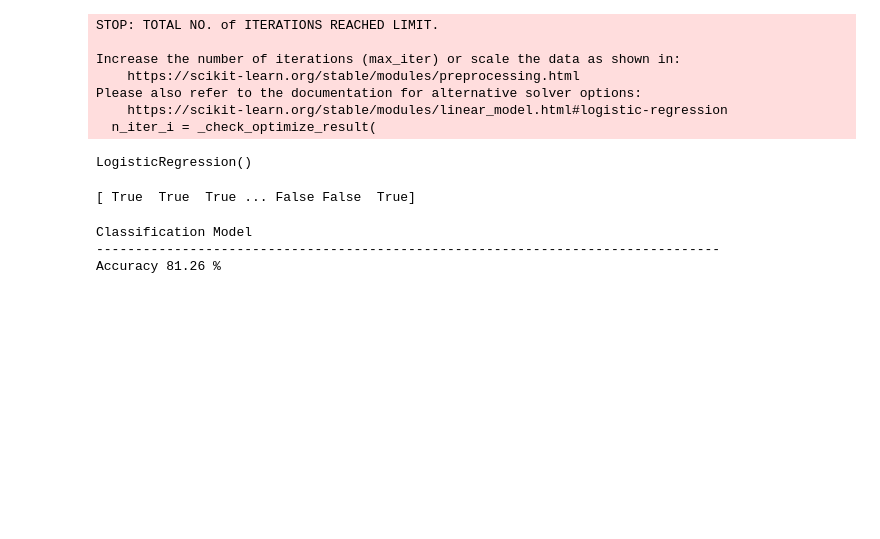
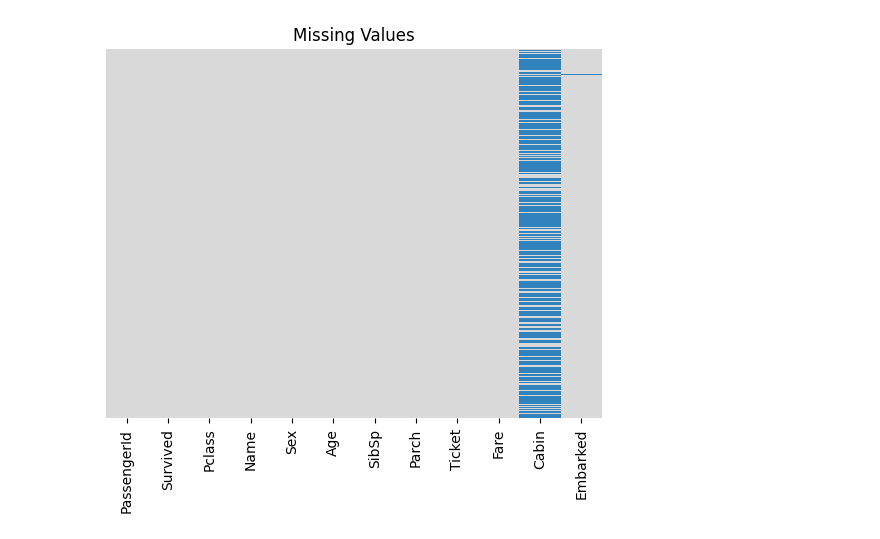
Before and after one commit to zuhaibai123/Logistic-regression, a Jupyter notebook: Welcome_To_Colab.ipynb, the cells around one changed output. Saved outputs shown, nothing was run; the diff lists cells and outputs as text; code cells hidden in the pictures; blank space fills up the shorter version.

```diff
--- a/Welcome_To_Colab.ipynb
+++ b/Welcome_To_Colab.ipynb
@@ -132,3 +76,0 @@ memory usage: 1.2+ MB
-# %%
-df.drop(["total_bedrooms"],inplace=True,axis=1)
-df.info()
@@ -149,2 +76,0 @@ memory usage: 1.1+ MB
-# %%
-df["median_income"]=df["median_income"].astype("category")
@@ -169,2 +76,0 @@ print(income)
-# %%
-df=pd.concat([income,df],axis=1)
@@ -180,2 +76,0 @@ df.head()
-# %%
-df.drop(["median_income"],axis=1,inplace=True)
@@ -197,30 +77,6 @@ x_train,x_test,y_train,y_test=train_test_split(x,y,test_size=.20,random_state=10
-# %%
-from sklearn.linear_model import LogisticRegression
-ireg=LogisticRegression()
-ireg.fit(x_train,y_train)
-# %% [output]
-STOP: TOTAL NO. of ITERATIONS REACHED LIMIT.
-
-Increase the number of iterations (max_iter) or scale the data as shown in:
-    https://scikit-learn.org/stable/modules/preprocessing.html
-Please also refer to the documentation for alternative solver options:
-    https://scikit-learn.org/stable/modules/linear_model.html#logistic-regression
-  n_iter_i = _check_optimize_result(
-LogisticRegression()
-# %%
-y_pred_lreg = ireg.predict(x_test)
-print(y_pred_lreg)
-# %% [output]
-[ True  True  True ... False False  True]
-# %%
-from sklearn.metrics import classification_report, accuracy_score
-
-print('Classification Model')
-# Accuracy
-print('--'*40)
-logreg_accuracy = round(accuracy_score(y_test, y_pred_lreg) * 100,2)
-print('Accuracy', logreg_accuracy,'%')
-# %% [output]
-Classification Model
---------------------------------------------------------------------------------
-Accuracy 81.26 %
+# %%
+sns.heatmap(df.isnull(),yticklabels=False,cmap="tab20c_r",cbar=False)
+plt.title("Missing Values")
+plt.show()
+# %% [output]
+[figure, added]
```
Also changed, not shown: parts of 40 cells of this notebook.
